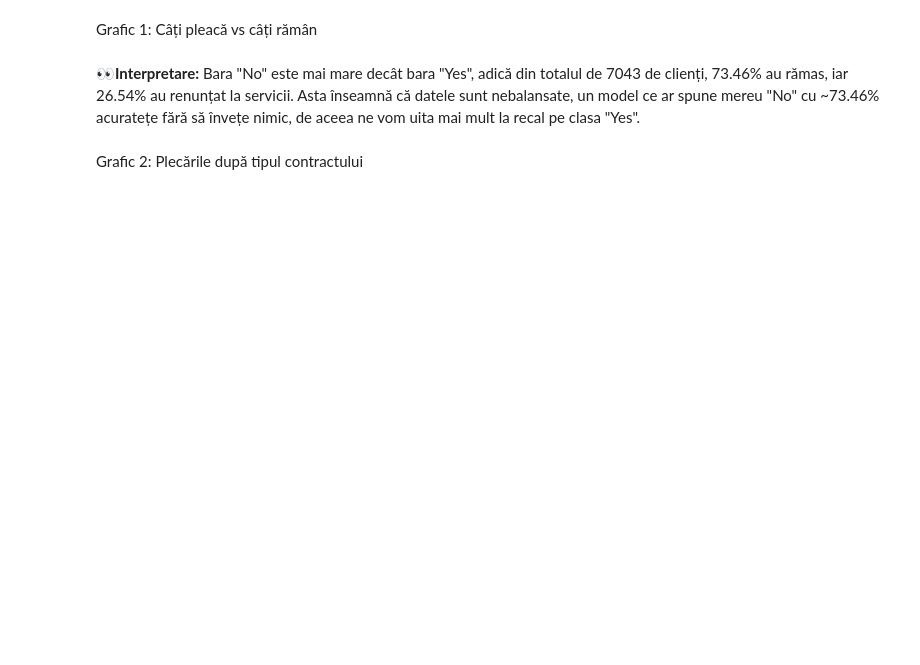
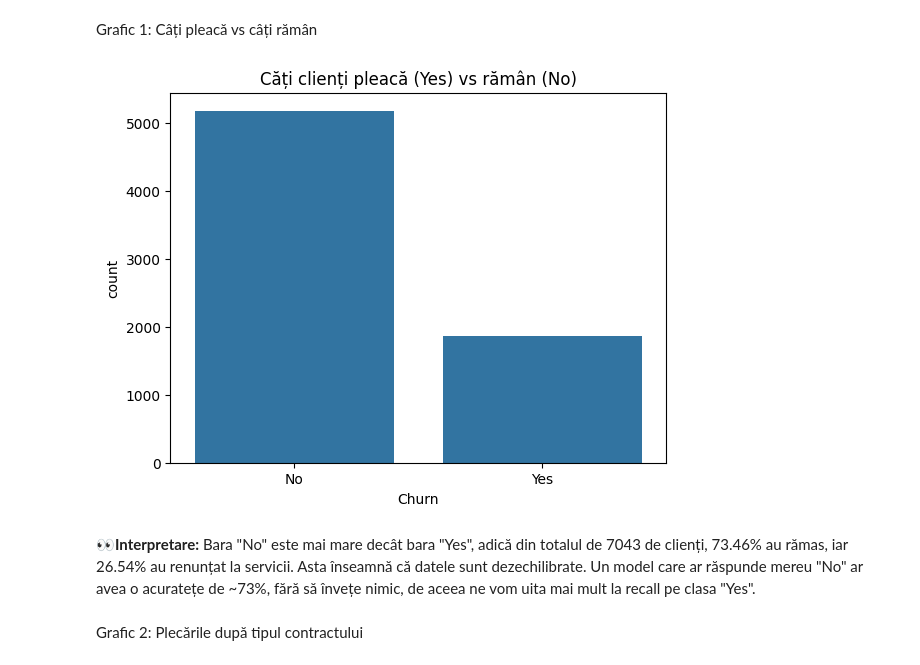
Before and after one commit to GeorgianaStan/ML, a Jupyter notebook: ML/Projects/Project1/project-1-ml-GS.ipynb, the cells around one changed output. Drawn from its saved outputs; the diff is of its cells as text; code cells hidden in the pictures; blank space fills up the shorter version.

```diff
--- a/ML/Projects/Project1/project-1-ml-GS.ipynb
+++ b/ML/Projects/Project1/project-1-ml-GS.ipynb
@@ -40,11 +93,13 @@ print(df["Churn"].value_counts(normalize=True))
 Grafic 1: Câți pleacă vs câți rămân
 # %%
 sns.countplot(data=df, x="Churn")
-plt.title("Căți clienți pleacă (Yes) vs rămân (No)")
+plt.title("Câți clienți pleacă (Yes) vs rămân (No)")
 plt.show()
+# %% [output]
+[figure, added]
 # %% [markdown]
 **👀Interpretare:**
-Bara "No" este mai mare decât bara "Yes", adică din totalul de 7043 de clienți, 73.46% au rămas, iar 26.54% au renunțat la servicii. Asta înseamnă că datele sunt nebalansate, un model ce ar spune mereu "No" cu ~73.46% acuratețe fără să învețe nimic, de aceea ne vom uita mai mult la recal pe clasa "Yes".
+Bara "No" este mai mare decât bara "Yes", adică din totalul de 7043 de clienți, 73.46% au rămas, iar 26.54% au renunțat la servicii. Asta înseamnă că datele sunt dezechilibrate. Un model care ar răspunde mereu "No" ar avea o acuratețe de ~73%, fără să învețe nimic, de aceea ne vom uita mai mult la recall pe clasa "Yes".
 # %% [markdown]
 Grafic 2: Plecările după tipul contractului
 # %%
```
Also changed, not shown: parts of 6 cells of this notebook.
